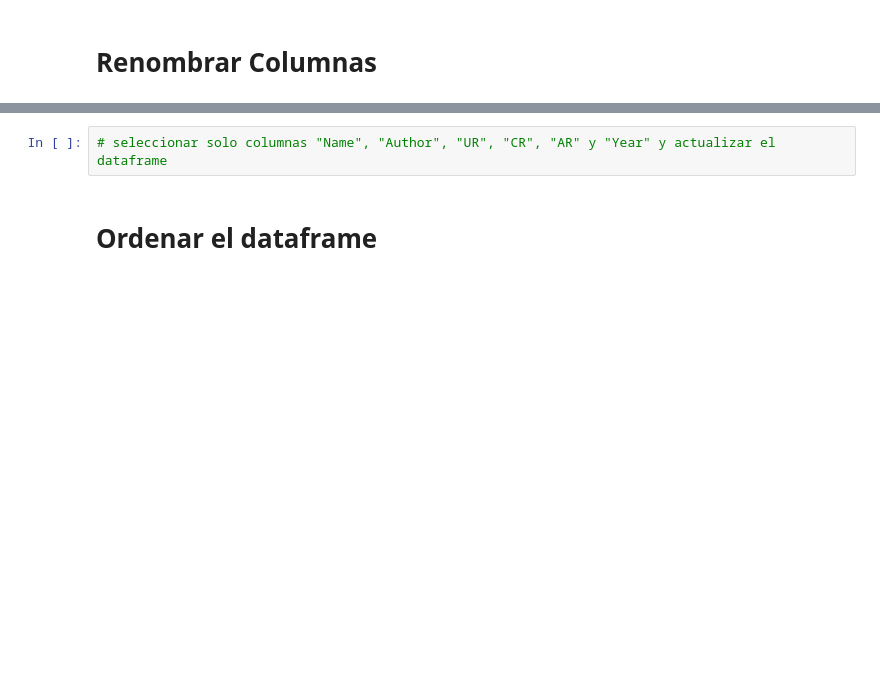
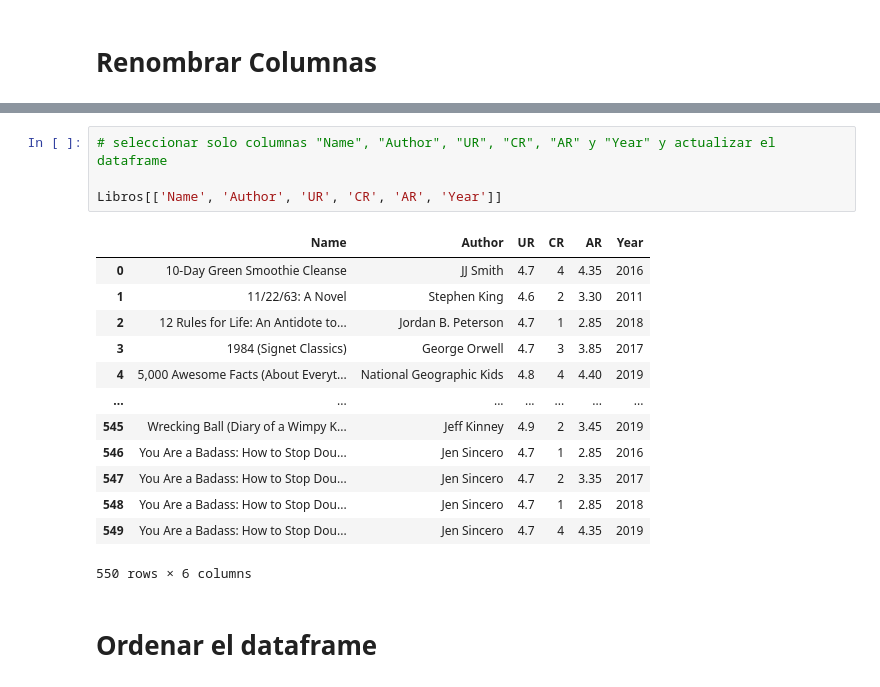
Before and after one commit to AlanLeCh/CursoPython, a Jupyter notebook: Introduccion+a+Pandas-Ejercicio.ipynb, the cells around one changed output, grey strips where cells are left out. Saved outputs shown, nothing was run; the diff lists cells and outputs as text; blank space fills up the shorter version.

```diff
--- a/Introduccion+a+Pandas-Ejercicio.ipynb
+++ b/Introduccion+a+Pandas-Ejercicio.ipynb
@@ -64,5 +204,21 @@ print(Libros)
 # %%
 # seleccionar solo columnas "Name", "Author", "UR", "CR", "AR" y "Year" y actualizar el dataframe
+
+Libros[['Name', 'Author', 'UR', 'CR', 'AR', 'Year']]
+# %% [output]
+|  | Name | Author | UR | CR | AR | Year |
+| 0 | 10-Day Green Smoothie Cleanse | JJ Smith | 4.7 | 4 | 4.35 | 2016 |
+| 1 | 11/22/63: A Novel | Stephen King | 4.6 | 2 | 3.30 | 2011 |
+| 2 | 12 Rules for Life: An Antidote to... | Jordan B. Peterson | 4.7 | 1 | 2.85 | 2018 |
+| 3 | 1984 (Signet Classics) | George Orwell | 4.7 | 3 | 3.85 | 2017 |
+| 4 | 5,000 Awesome Facts (About Everyt... | National Geographic Kids | 4.8 | 4 | 4.40 | 2019 |
+| ... | ... | ... | ... | ... | ... | ... |
+| 545 | Wrecking Ball (Diary of a Wimpy K... | Jeff Kinney | 4.9 | 2 | 3.45 | 2019 |
+| 546 | You Are a Badass: How to Stop Dou... | Jen Sincero | 4.7 | 1 | 2.85 | 2016 |
+| 547 | You Are a Badass: How to Stop Dou... | Jen Sincero | 4.7 | 2 | 3.35 | 2017 |
+| 548 | You Are a Badass: How to Stop Dou... | Jen Sincero | 4.7 | 1 | 2.85 | 2018 |
+| 549 | You Are a Badass: How to Stop Dou... | Jen Sincero | 4.7 | 4 | 4.35 | 2019 |
+550 rows × 6 columns
 # %% [markdown]
 # Ordenar el dataframe
 # %%
```
Also changed, not shown: parts of 16 cells of this notebook, 8 other files.
